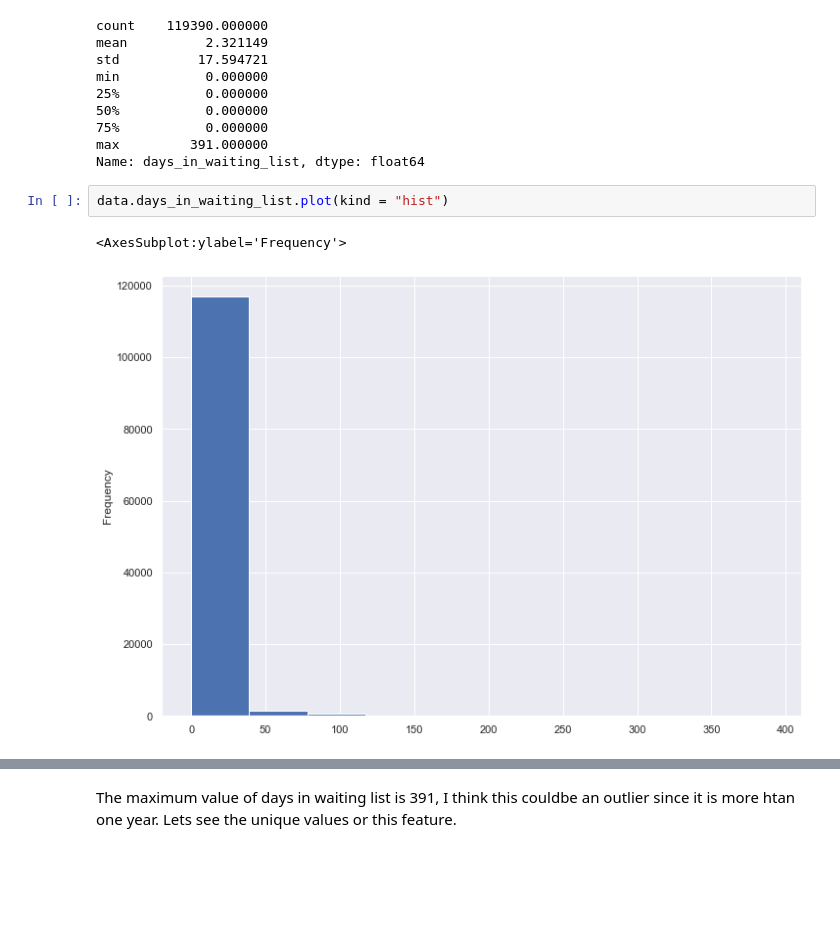
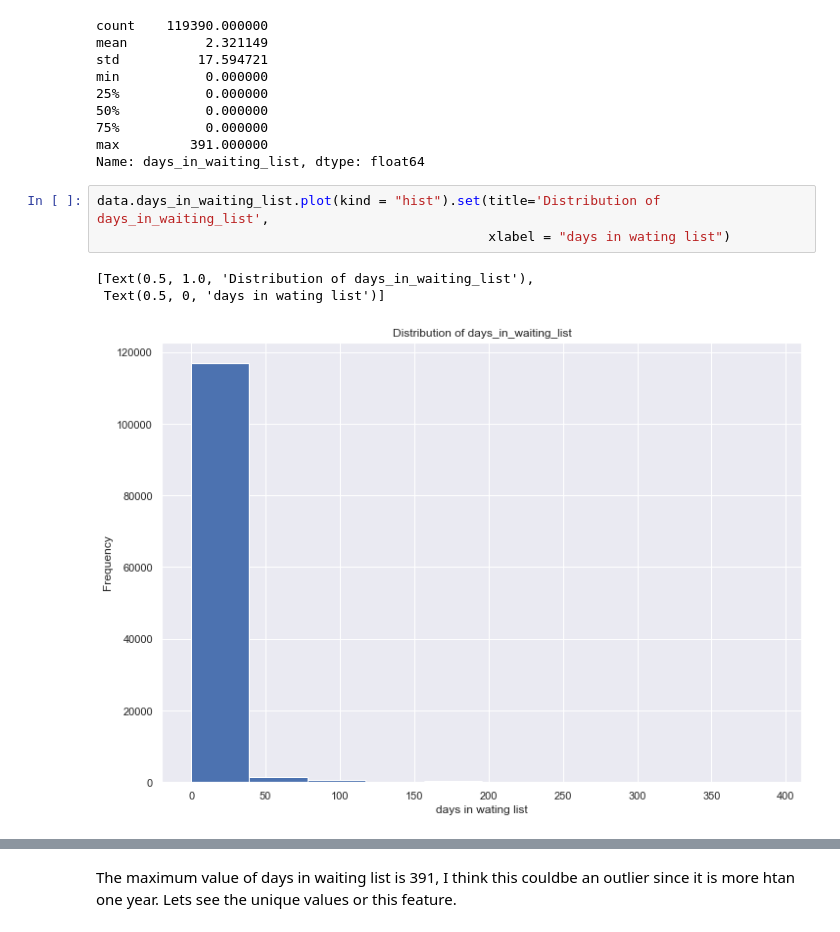
Before and after one commit to wenchengking/End-to-End-Hotel-Booking-Cancellation-Machine-Learning-Model, a Jupyter notebook: 04_EDA/EDA_ALLI.ipynb, the cells around one changed output, grey strips where cells are left out. Cells and saved outputs as stored; diff of their text form; blank space fills up the shorter version.

```diff
--- a/04_EDA/EDA_ALLI.ipynb
+++ b/04_EDA/EDA_ALLI.ipynb
@@ -159,8 +177,10 @@ min           0.000000
 max         391.000000
 Name: days_in_waiting_list, dtype: float64
 # %%
-data.days_in_waiting_list.plot(kind = "hist")
+data.days_in_waiting_list.plot(kind = "hist").set(title='Distribution of days_in_waiting_list',
+                                                  xlabel = "days in wating list")
 # %% [output]
-<AxesSubplot:ylabel='Frequency'>
+[Text(0.5, 1.0, 'Distribution of days_in_waiting_list'),
+ Text(0.5, 0, 'days in wating list')]
-[figure, old version]
+[figure, new version]
 # %%
```
Also changed, not shown: parts of 34 cells of this notebook.
